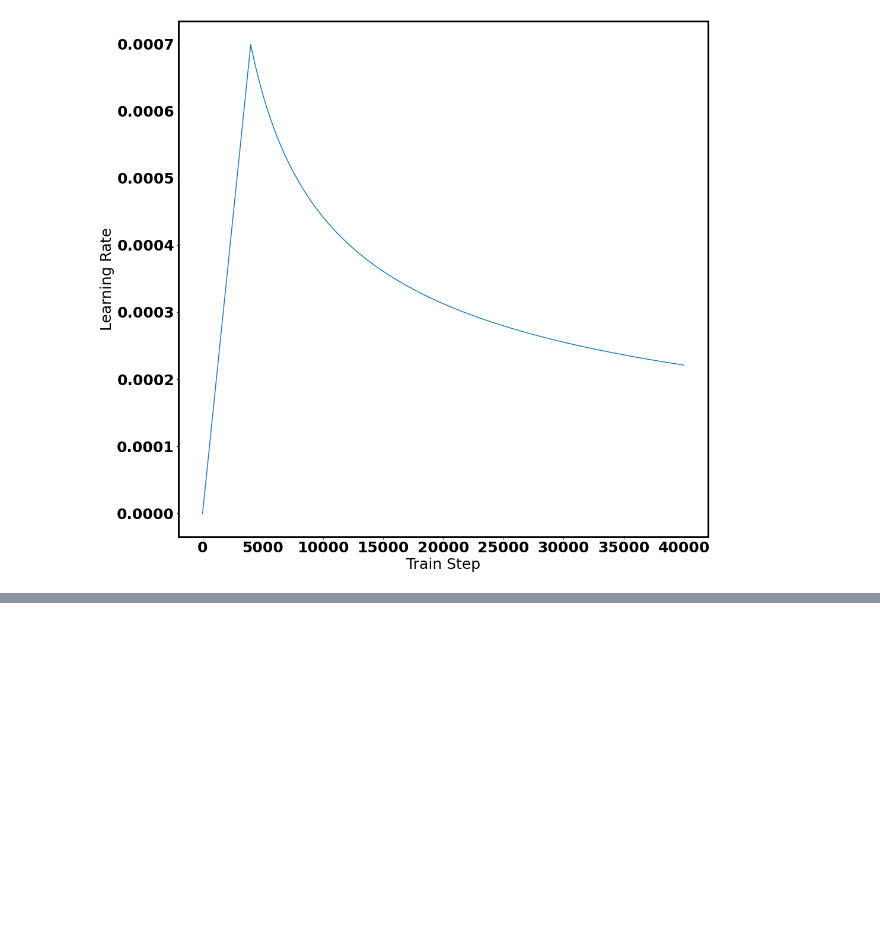
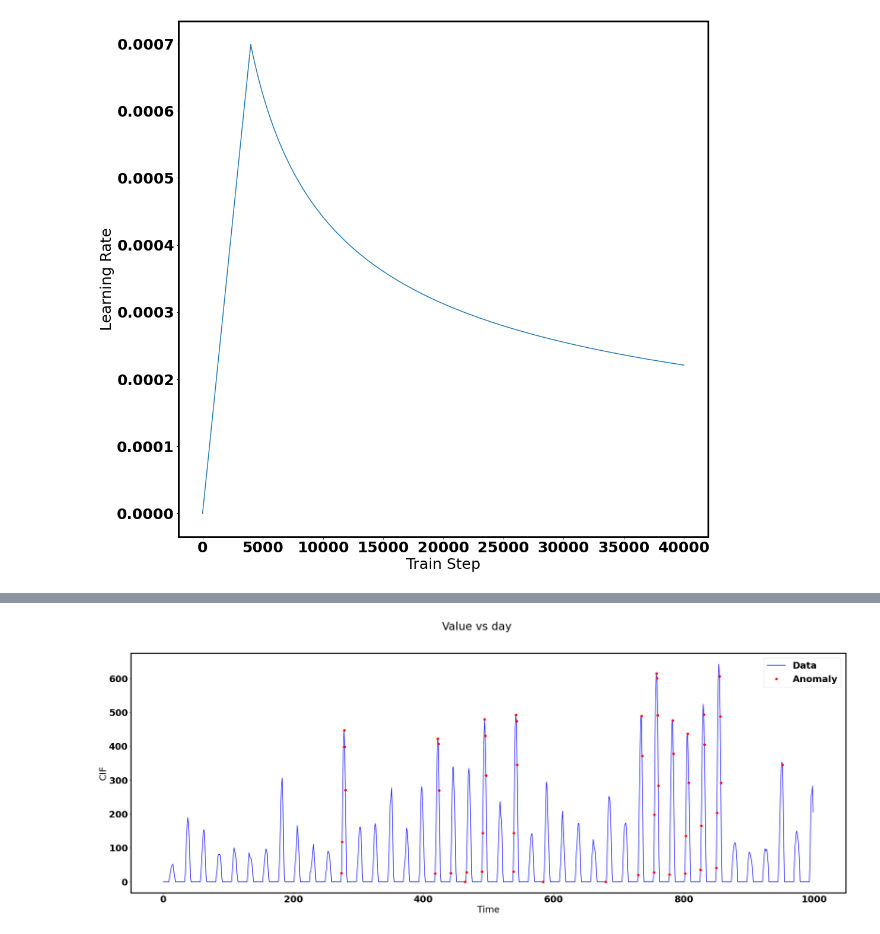
Before and after one commit to peraktong/Passion, a Jupyter notebook: Transformer_TS_EU_Regressor_v1_1.ipynb, the cells around one changed output, grey strips where cells are left out. Saved outputs shown, nothing was run; the diff lists cells and outputs as text; code cells hidden in the pictures; blank space fills up the shorter version.

```diff
--- a/Transformer_TS_EU_Regressor_v1_1.ipynb
+++ b/Transformer_TS_EU_Regressor_v1_1.ipynb
@@ -924,0 +950,43 @@ np.save("y_test_all.npy",y_test)
+# %%
+# Anomaly:
+# Detect anomaly:
+# We want the model to detect anomaly ahead of the anomaly happening, so we shift half-pixel :)
+# plot:
+y_pred_1d = y_pred_all[np.arange(0,y_pred_all.shape[0],y_pred_all.shape[1]),:]
+y_test = y_test[:y_pred_all.shape[0]]
+
+y_pred_1d = y_pred_1d[1:]
+y_test = y_test[0:-1]
+import matplotlib
+from matplotlib.pylab import rc
+
+
+font = {'family': 'normal','weight': 'bold',
+        'size': 25}
+
+matplotlib.rc('font', **font)
+rc('axes', linewidth=3)
+
+y1 = y_test[:1000,0]
+y2 = y_pred_1d.ravel()[:1000]
+diff = y1-y2
+mask = abs(diff)>np.nanpercentile(abs(diff),95)
+
+plt.plot(y1,"b",label="Data")
+plt.plot(np.arange(0,len(y2),1)[mask],y1[mask],"ro",label="Anomaly")
+
+
+
+plt.xlabel("Time")
+plt.ylabel(r"CIF")
+plt.suptitle("Value vs day")
+
+fig = matplotlib.pyplot.gcf()
+plt.legend()
+
+fig.set_size_inches(35,12)
+
+
+plt.savefig(plot_path+"EU_Transformer_anomaly.png")
+# %% [output]
+[figure, added]
```
Also changed, not shown: parts of 9 cells of this notebook, 4 other files.
